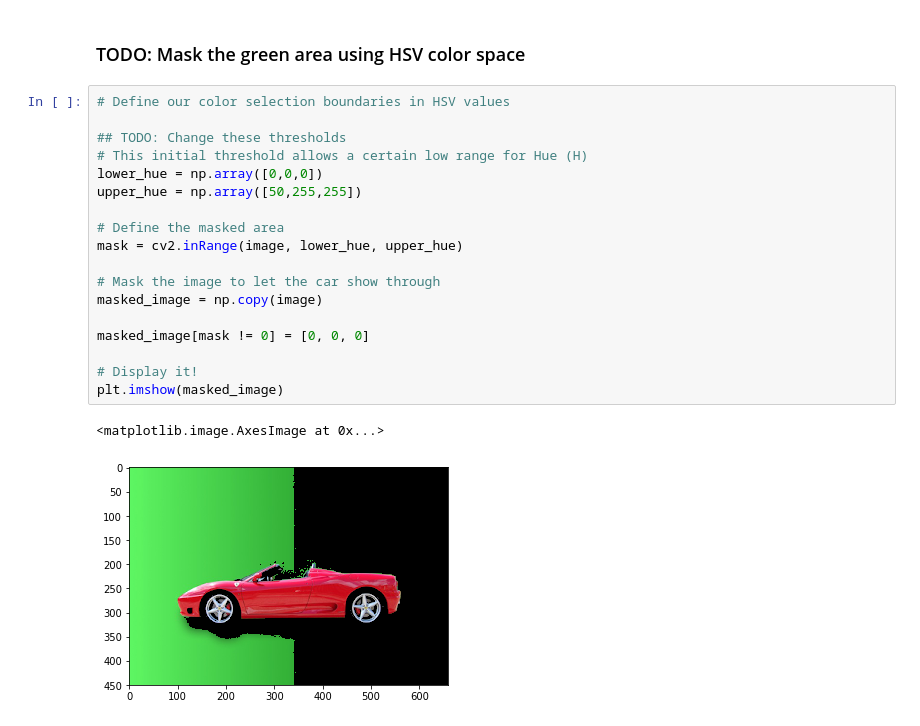
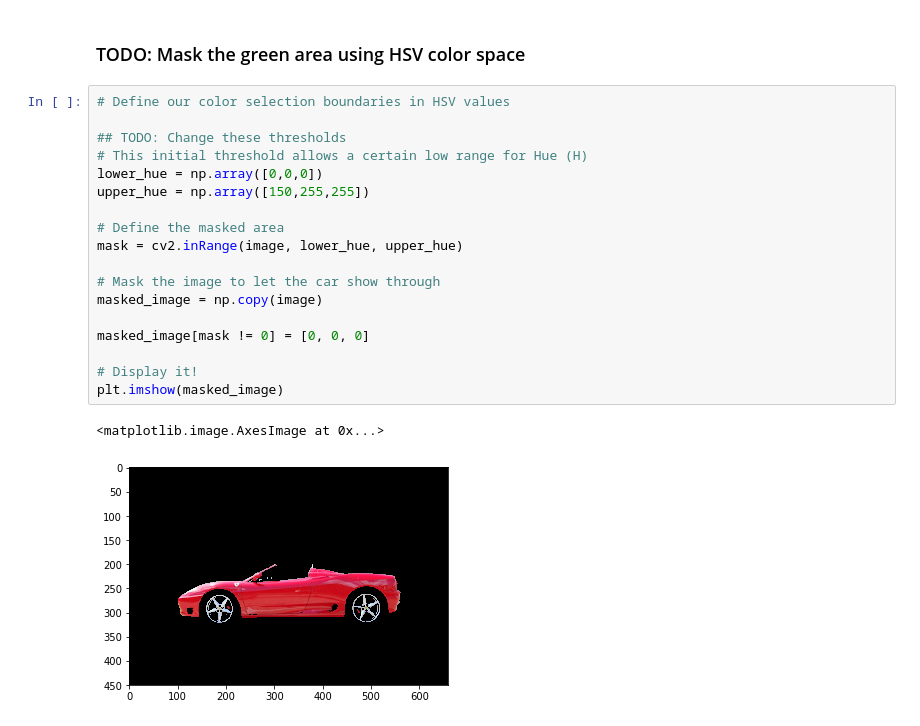
Before and after one commit to ctrl-shift-glitch/CVND_Exercises, a Jupyter notebook: 1_1_Image_Representation/5_2. Green screen, HSV conversion.ipynb, the cells around one changed output. Drawn from its saved outputs; the diff is of its cells as text.

```diff
--- a/1_1_Image_Representation/5_2. Green screen, HSV conversion.ipynb
+++ b/1_1_Image_Representation/5_2. Green screen, HSV conversion.ipynb
@@ -69,21 +69,21 @@ ax3.imshow(v, cmap='gray')
 # %%
 # Define our color selection boundaries in HSV values
 
 ## TODO: Change these thresholds
 # This initial threshold allows a certain low range for Hue (H)
 lower_hue = np.array([0,0,0])
-upper_hue = np.array([50,255,255])
+upper_hue = np.array([150,255,255])
 
 # Define the masked area
 mask = cv2.inRange(image, lower_hue, upper_hue)
 
 # Mask the image to let the car show through
 masked_image = np.copy(image)
 
 masked_image[mask != 0] = [0, 0, 0]
 
 # Display it!
 plt.imshow(masked_image)
 # %% [output]
 <matplotlib.image.AxesImage at 0x...>
-[figure, old version]
+[figure, new version]
```
